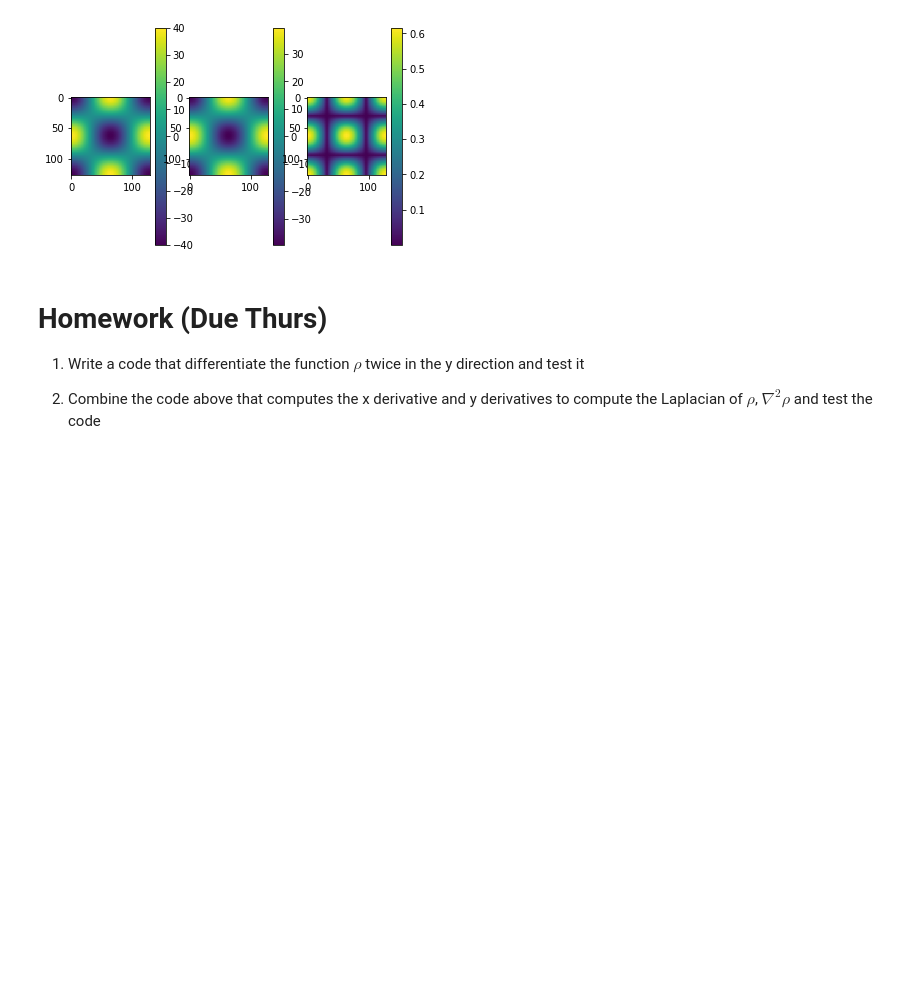
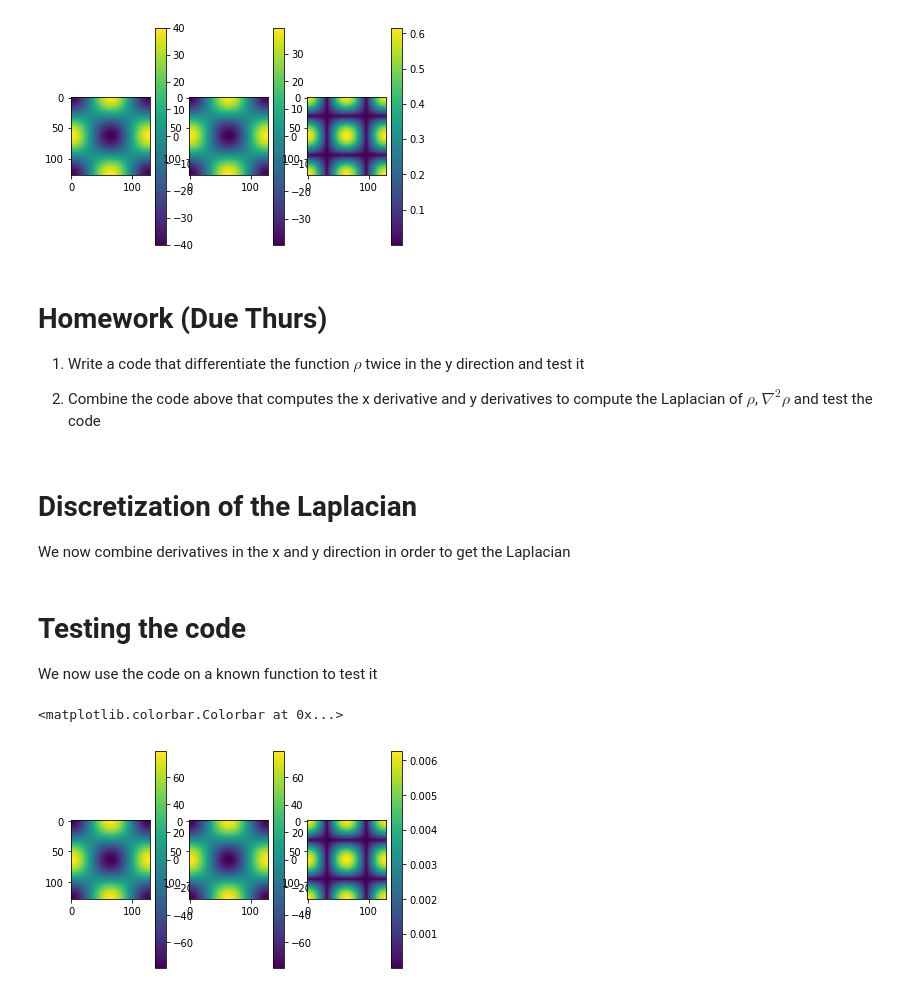
Before and after one commit to TwoOrangeOneApple/ComputationalGeoCourse, a Jupyter notebook: fluxBalace.ipynb, the cells around one changed output. Saved outputs shown, nothing was run; the diff lists cells and outputs as text; code cells hidden in the pictures; blank space fills up the shorter version.

```diff
--- a/fluxBalace.ipynb
+++ b/fluxBalace.ipynb
@@ -211,3 +209,43 @@ torch.Size([126, 129]) torch.Size([124, 129])
 
 2. Combine the code above that computes the x derivative and y derivatives to compute the Laplacian of $\rho$, $\nabla^2 \rho$
 and test the code
+# %% [markdown]
+# Discretization of the Laplacian
+
+We now combine derivatives in the x and y direction in order to get the Laplacian
+# %%
+def d2dy2N(rho,h):
+    n = rho.shape
+    d2rhody2 = torch.zeros(n)
+    d2rhody2[:,1:-1] = (rho[:,:-2] - 2*rho[:,1:-1] + rho[:,2:])/(h**2)
+    d2rhody2[:,0] = (2*rho[:,1] - 2*rho[:,0])/(h**2)
+    d2rhody2[:,-1] = (2*rho[:,-2] - 2*rho[:,-1])/(h**2)
+    return d2rhody2
+
+def Lap(rho,hx,hy):
+    return d2dx2N(rho,hx) + d2dy2N(rho,hy)
+# %% [markdown]
+# Testing the code
+
+We now use the code on a known function to test it
+# %%
+pi = 3.1415926353
+nx, ny = (129, 128)
+x = np.linspace(0, 1, nx); hx = x[1]-x[0]
+y = np.linspace(0, 1, ny); hy = y[1]-y[0]
+xv, yv = np.meshgrid(x, y)
+rho = torch.tensor(np.cos(2*pi*xv)*np.cos(2*pi*yv))
+
+Laprho     = Lap(rho,hx,hy)
+LaprhoTrue =  -(8*pi**2)*rho
+
+
+plt.subplot(1,3,1)
+plt.imshow(Laprho); plt.colorbar()
+plt.subplot(1,3,2)
+plt.imshow(LaprhoTrue); plt.colorbar()
+plt.subplot(1,3,3)
+plt.imshow(np.abs(LaprhoTrue-Laprho)); plt.colorbar()
+# %% [output]
+<matplotlib.colorbar.Colorbar at 0x...>
+[figure, added]
```
Also changed, not shown: parts of 9 cells of this notebook.
